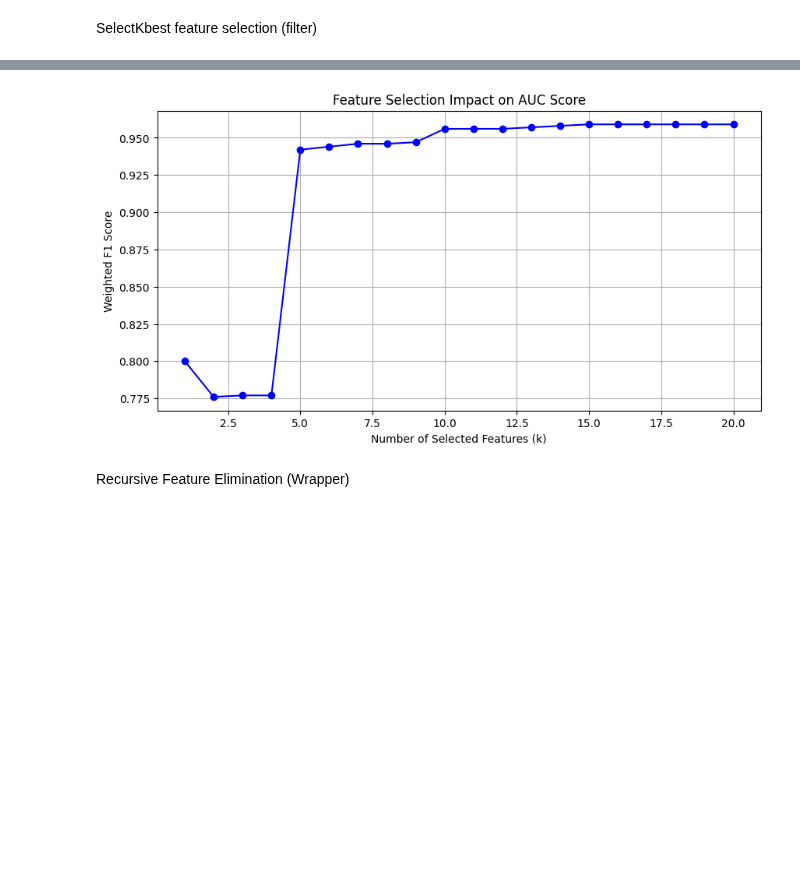
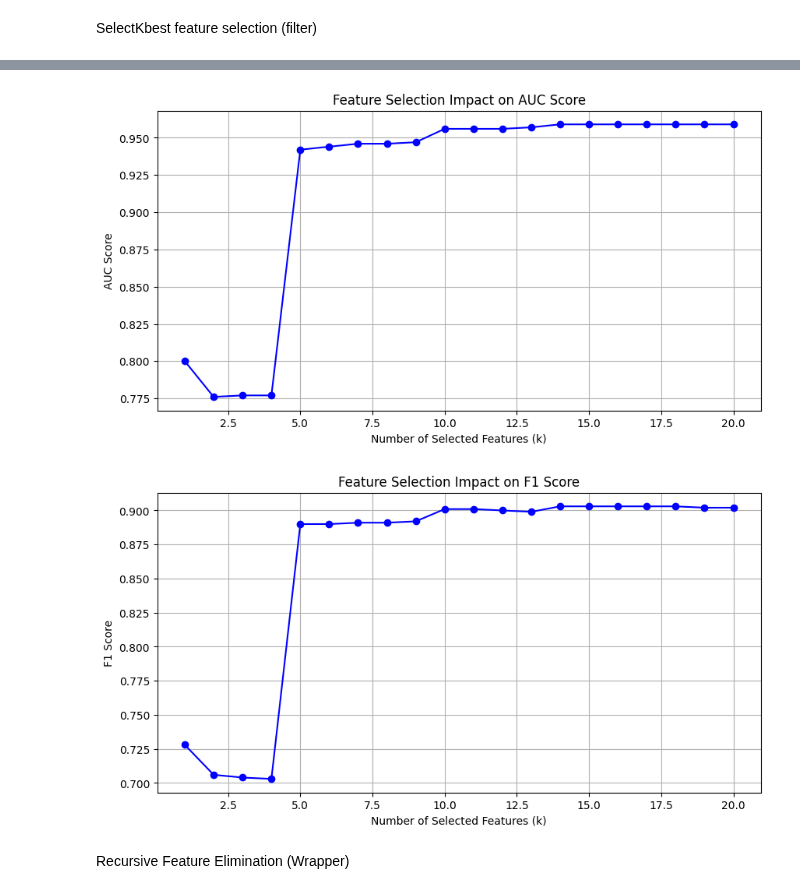
Before and after one commit to Ethxlla/INFO3604-CCO-Backup, a Jupyter notebook: main.ipynb, the cells around one changed output, grey strips where cells are left out. Saved outputs shown, nothing was run; the diff lists cells and outputs as text; code cells hidden in the pictures; blank space fills up the shorter version.

```diff
--- a/main.ipynb
+++ b/main.ipynb
@@ -200,13 +200,22 @@ Feature Counts: (1, 2, 3, 4, 5, 6, 7, 8, 9, 10, 11, 12, 13, 14, 15, 16, 17, 18,
 # %%
 plt.figure(figsize=(10, 5))
 plt.plot(feature_counts, auc_score_list, marker='o', linestyle='-', color='b')
 plt.xlabel("Number of Selected Features (k)")
-plt.ylabel("Weighted F1 Score")
+plt.ylabel("AUC Score")
 plt.title("Feature Selection Impact on AUC Score")
 plt.grid(True)
 plt.show()
+
+plt.figure(figsize=(10, 5))
+plt.plot(feature_counts, f1_score_list, marker='o', linestyle='-', color='b')
+plt.xlabel("Number of Selected Features (k)")
+plt.ylabel("F1 Score")
+plt.title("Feature Selection Impact on F1 Score")
+plt.grid(True)
+plt.show()
 # %% [output]
-[figure, old version]
+[figure, new version]
+[figure, added]
 # %% [markdown]
 Recursive Feature Elimination (Wrapper)
 # %%
```
Also changed, not shown: parts of 5 cells of this notebook.
